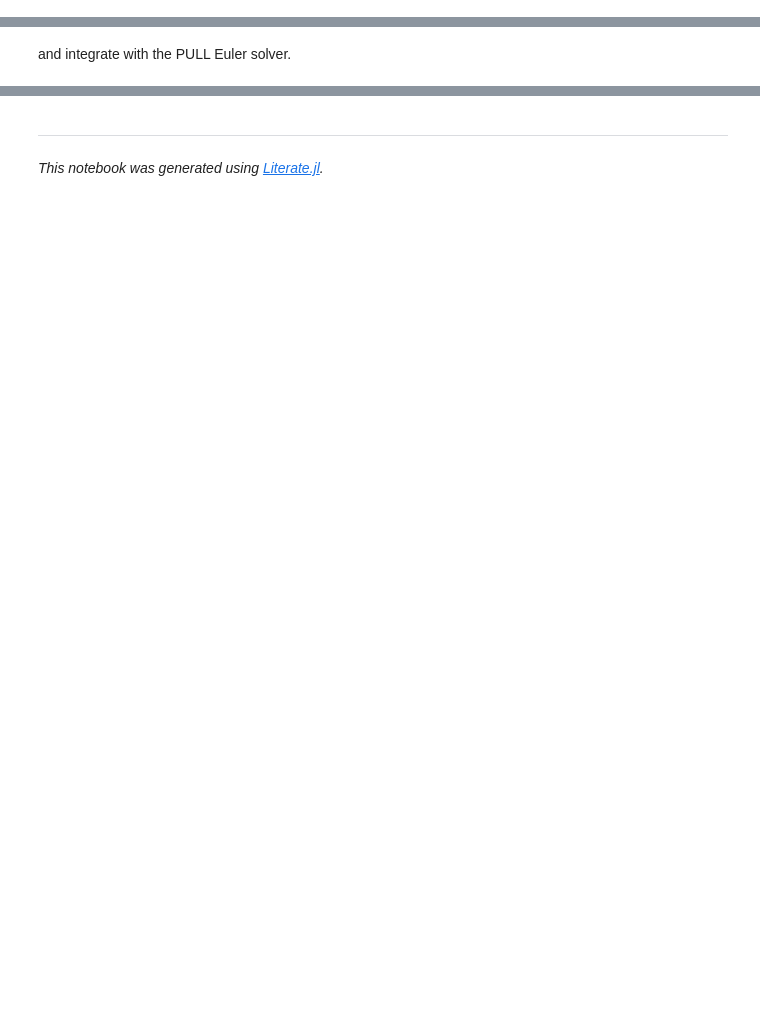
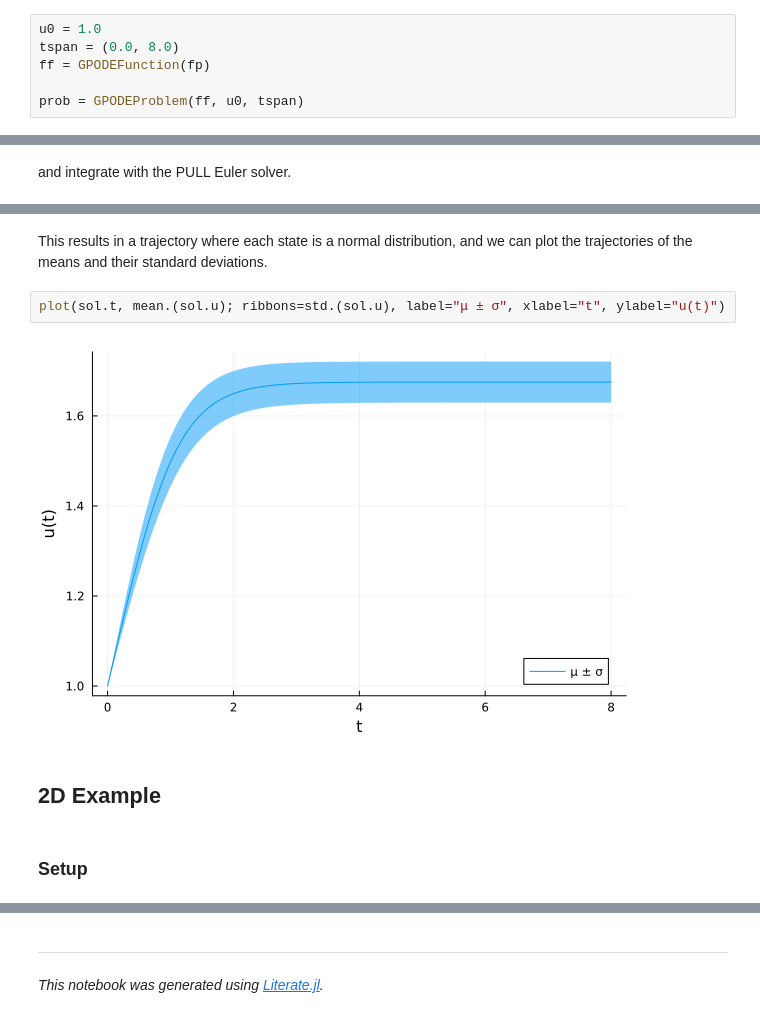
Before and after one commit to Crown421/GPDiffEq.jl, a Jupyter notebook: dev/examples/gpode.ipynb, the cells around one changed output, grey strips where cells are left out. Saved outputs shown, nothing was run; the diff lists cells and outputs as text; blank space fills up the shorter version.

```diff
--- a/dev/examples/gpode.ipynb
+++ b/dev/examples/gpode.ipynb
@@ -53,0 +50,6 @@ u0: 1.0
+# %%
+u0 = 1.0
+tspan = (0.0, 8.0)
+ff = GPODEFunction(fp)
+
+prob = GPODEProblem(ff, u0, tspan)
@@ -63,0 +65,10 @@ plot(sol; label="PULL Euler", legend=:bottomright)
+# %% [markdown]
+This results in a trajectory where each state is a normal distribution, and we can plot the trajectories of the means and their standard deviations.
+# %%
+plot(sol.t, mean.(sol.u); ribbons=std.(sol.u), label="μ ± σ", xlabel="t", ylabel="u(t)")
+# %% [output]
+[figure, added]
+# %% [markdown]
+## 2D Example
+# %% [markdown]
+### Setup
```
Also changed, not shown: parts of 29 cells of this notebook, 35 other files.
